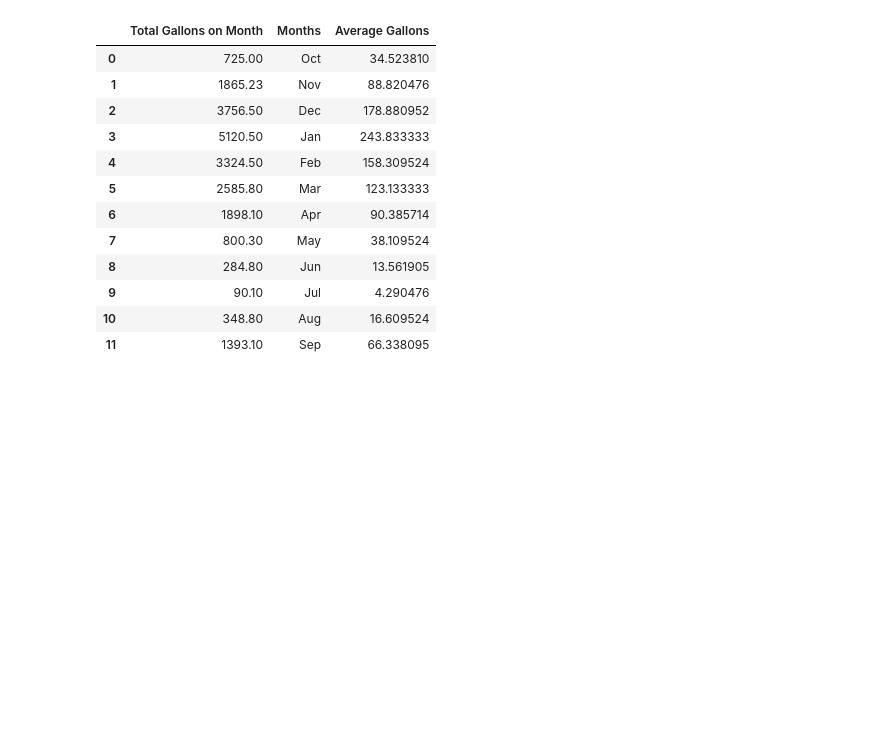
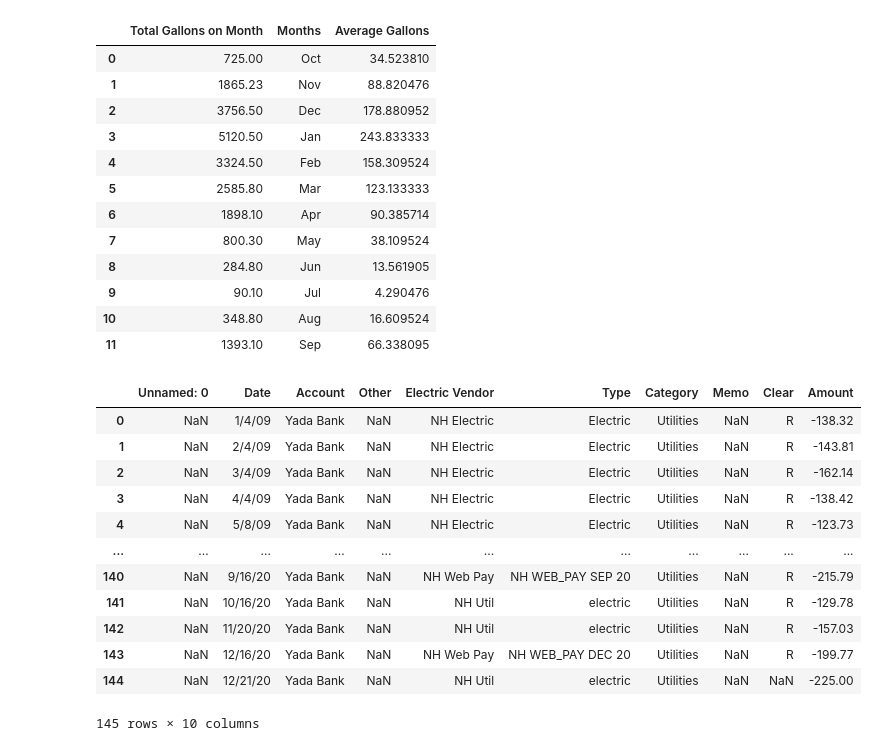
Before and after one commit to dperique/pandas_examples, a Jupyter notebook: home-oil2.ipynb, the cells around one changed output. Drawn from its saved outputs; the diff is of its cells as text; code cells hidden in the pictures; blank space fills up the shorter version.

```diff
--- a/home-oil2.ipynb
+++ b/home-oil2.ipynb
@@ -148,0 +154,16 @@ per_month
+# %%
+er
+# %% [output]
+|  | Unnamed: 0 | Date | Account | Other | Electric Vendor | Type | Category | Memo | Clear | Amount |
+| 0 | NaN | 1/4/09 | Yada Bank | NaN | NH Electric | Electric | Utilities | NaN | R | -138.32 |
+| 1 | NaN | 2/4/09 | Yada Bank | NaN | NH Electric | Electric | Utilities | NaN | R | -143.81 |
+| 2 | NaN | 3/4/09 | Yada Bank | NaN | NH Electric | Electric | Utilities | NaN | R | -162.14 |
+| 3 | NaN | 4/4/09 | Yada Bank | NaN | NH Electric | Electric | Utilities | NaN | R | -138.42 |
+| 4 | NaN | 5/8/09 | Yada Bank | NaN | NH Electric | Electric | Utilities | NaN | R | -123.73 |
+| ... | ... | ... | ... | ... | ... | ... | ... | ... | ... | ... |
+| 140 | NaN | 9/16/20 | Yada Bank | NaN | NH Web Pay | NH WEB_PAY SEP 20 | Utilities | NaN | R | -215.79 |
+| 141 | NaN | 10/16/20 | Yada Bank | NaN | NH Util | electric | Utilities | NaN | R | -129.78 |
+| 142 | NaN | 11/20/20 | Yada Bank | NaN | NH Util | electric | Utilities | NaN | R | -157.03 |
+| 143 | NaN | 12/16/20 | Yada Bank | NaN | NH Web Pay | NH WEB_PAY DEC 20 | Utilities | NaN | R | -199.77 |
+| 144 | NaN | 12/21/20 | Yada Bank | NaN | NH Util | electric | Utilities | NaN | NaN | -225.00 |
+145 rows × 10 columns
```
Also changed, not shown: parts of 4 cells of this notebook, 1 other file.
